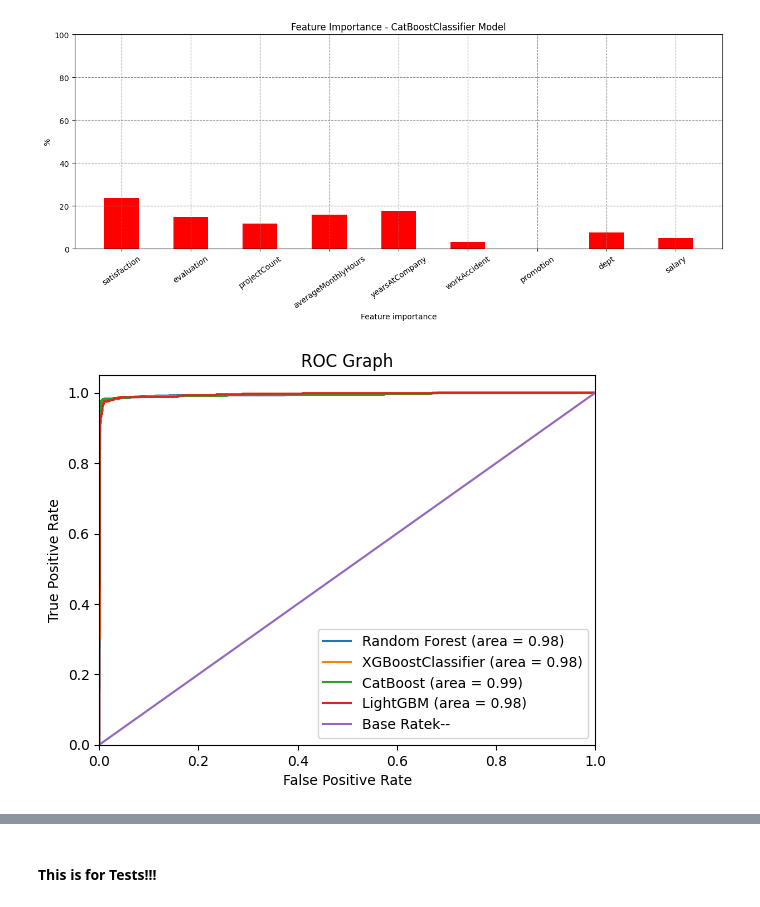
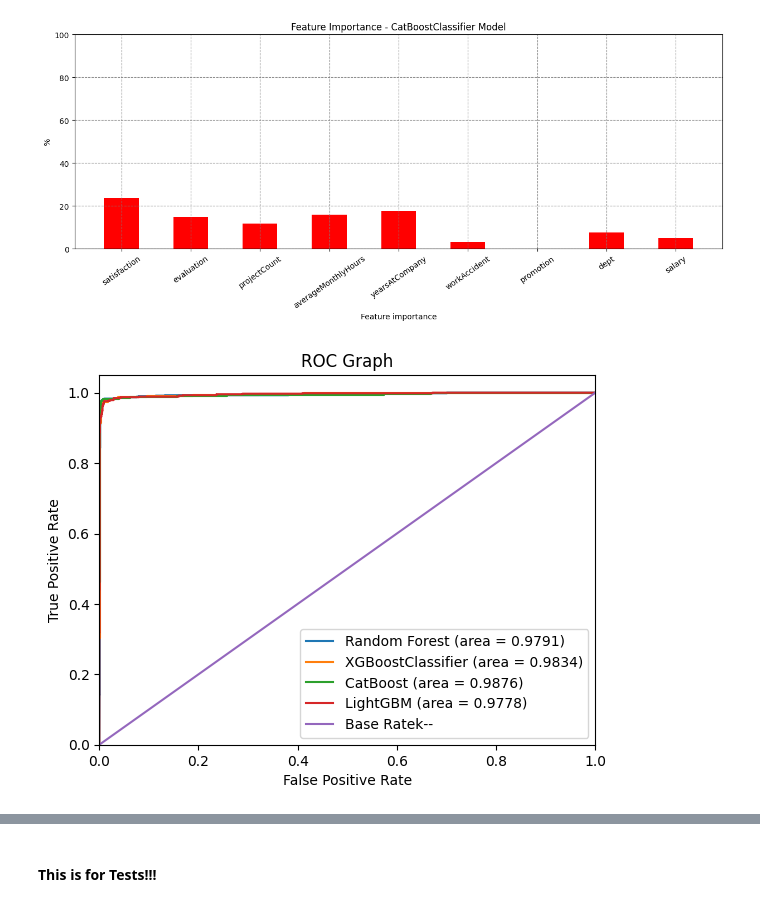
Before and after one commit to andvsilva/programming, a Jupyter notebook: notebooks/explore/bestmodels.ipynb, the cells around one changed output, grey strips where cells are left out. Saved outputs shown, nothing was run; the diff lists cells and outputs as text; code cells hidden in the pictures.

```diff
--- a/notebooks/explore/bestmodels.ipynb
+++ b/notebooks/explore/bestmodels.ipynb
@@ -510,38 +580,38 @@ plt.show()
 rf_fpr, rf_tpr, rf_thresholds = roc_curve(y_test, rf_model.predict_proba(X_test)[:,1])
 xgb_fpr, xgb_tpr, xgb_thresholds = roc_curve(y_test, xgb_model.predict_proba(X_test)[:,1])
 cat_fpr, cat_tpr, cat_thresholds = roc_curve(y_test, cat_model.predict_proba(X_test)[:,1])
 lgb_fpr, lgb_tpr, lgb_thresholds = roc_curve(y_test, lgb_model.predict_proba(X_test)[:,1])
 
 plt.figure()
 
 # Plot Random Forest ROC
-plt.plot(rf_fpr, rf_tpr, label='Random Forest (area = %0.2f)' % rf_roc_auc)
+plt.plot(rf_fpr, rf_tpr, label='Random Forest (area = %0.4f)' % rf_roc_auc)
 
 # Plot XGBoostClassifier ROC
-plt.plot(xgb_fpr, xgb_tpr, label='XGBoostClassifier (area = %0.2f)' % xgb_roc_auc)
+plt.plot(xgb_fpr, xgb_tpr, label='XGBoostClassifier (area = %0.4f)' % xgb_roc_auc)
 
 # Plot XGBoostClassifier ROC
-plt.plot(cat_fpr, cat_tpr, label='CatBoost (area = %0.2f)' % cat_roc_auc)
+plt.plot(cat_fpr, cat_tpr, label='CatBoost (area = %0.4f)' % cat_roc_auc)
 
 # Plot LightGBM ROC
-plt.plot(lgb_fpr, lgb_tpr, label='LightGBM (area = %0.2f)' % lgb_roc_auc)
+plt.plot(lgb_fpr, lgb_tpr, label='LightGBM (area = %0.4f)' % lgb_roc_auc)
 
 # Plot Base Rate ROC
 plt.plot([0,1], [0,1],label='Base Rate' 'k--')
 
 plt.xlim([0.0, 1.0])
 plt.ylim([0.0, 1.05])
 plt.xlabel('False Positive Rate')
 plt.ylabel('True Positive Rate')
 plt.title('ROC Graph')
 plt.legend(loc="lower right")
 
 # Save the plot as a PNG file
 plt.savefig('../images/roc_curve_bestmodels.png')
 
 plt.show()
 # %% [output]
-[figure, old version]
+[figure, new version]
 # %%
 os.system('date')
 # %% [output]
```
Also changed, not shown: parts of 21 cells of this notebook, 9 other files.
